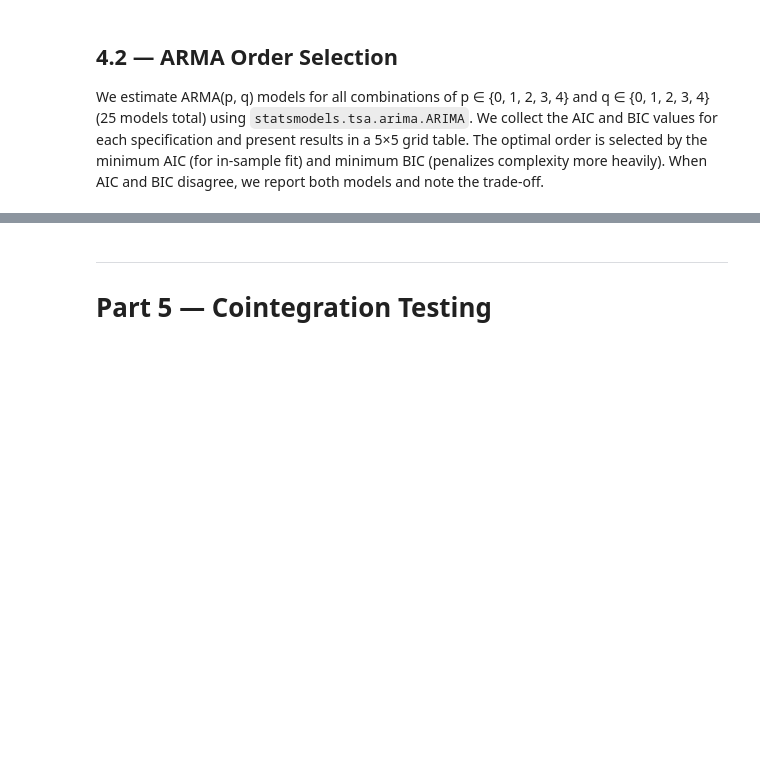
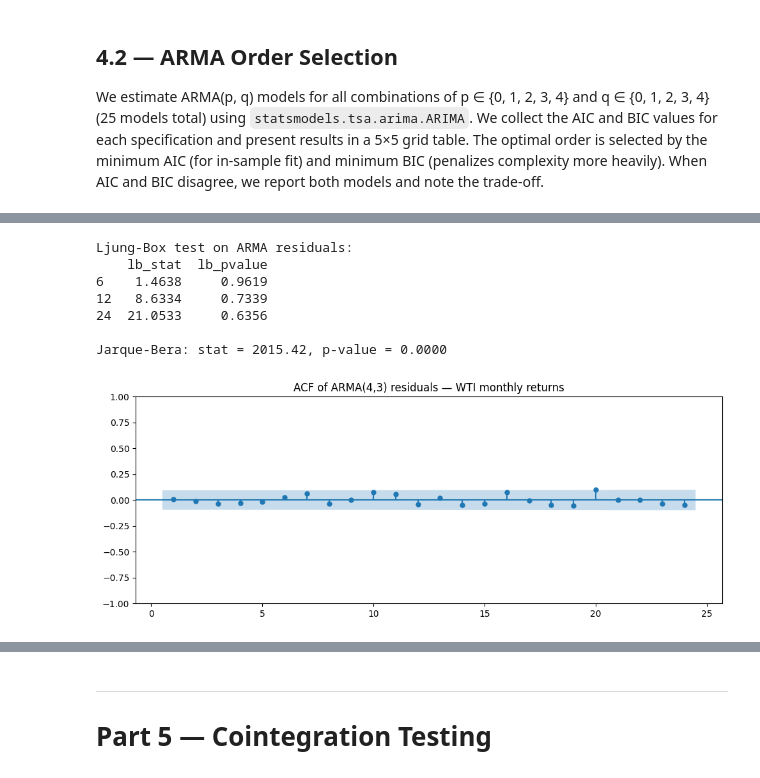
Before and after one commit to Altankaragulle/EMIF_Project_Oil, a Jupyter notebook: EMIF_Oil_Shock_Project.ipynb, the cells around one changed output, grey strips where cells are left out. Saved outputs shown, nothing was run; the diff lists cells and outputs as text; code cells hidden in the pictures; blank space fills up the shorter version.

```diff
--- a/EMIF_Oil_Shock_Project.ipynb
+++ b/EMIF_Oil_Shock_Project.ipynb
@@ -832,0 +887,7 @@ We characterize the univariate dynamics of WTI oil returns. If the selected mode
+# %%
+p_star, q_star = int(best_aic["p"]), int(best_aic["q"])
+
+arma_fit = ARIMA(oil, order=(p_star, 0, q_star)).fit()
+
+print(f"Selected model: ARMA({p_star},{q_star})")
+print(arma_fit.summary())
@@ -832,0 +912,29 @@ We characterize the univariate dynamics of WTI oil returns. If the selected mode
+# %%
+resid = arma_fit.resid.dropna()
+
+# Ljung-Box test
+lb = acorr_ljungbox(resid, lags=[6, 12, 24], return_df=True)
+print("Ljung-Box test on ARMA residuals:")
+print(lb.to_string())
+print()
+
+# Jarque-Bera on residuals
+jb_stat, jb_p = stats.jarque_bera(resid)
+print(f"Jarque-Bera: stat = {jb_stat:.2f}, p-value = {jb_p:.4f}")
+print()
+
+# ACF of residuals
+fig, ax = plt.subplots(figsize=(10, 4))
+plot_acf(resid, lags=24, ax=ax, zero=False)
+ax.set_title(f"ACF of ARMA({p_star},{q_star}) residuals — WTI monthly returns")
+plt.tight_layout()
+plt.show()
+# %% [output]
+Ljung-Box test on ARMA residuals:
+    lb_stat  lb_pvalue
+6    1.4638     0.9619
+12   8.6334     0.7339
+24  21.0533     0.6356
+
+Jarque-Bera: stat = 2015.42, p-value = 0.0000
+[figure, added]
```
Also changed, not shown: parts of 9 cells of this notebook.
